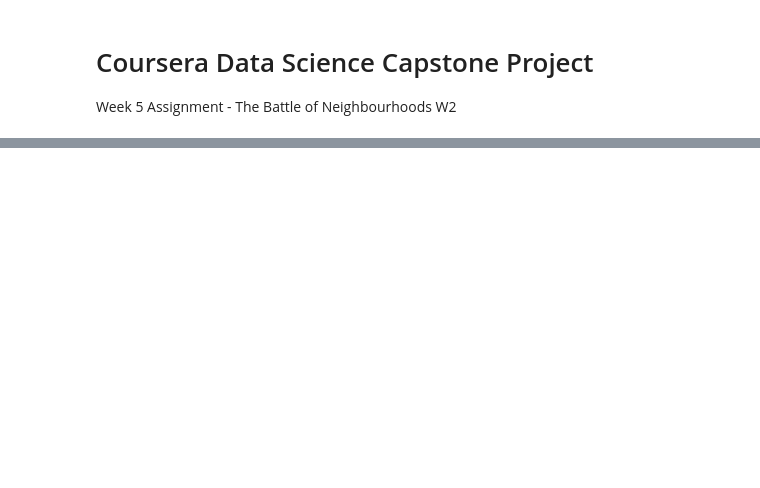
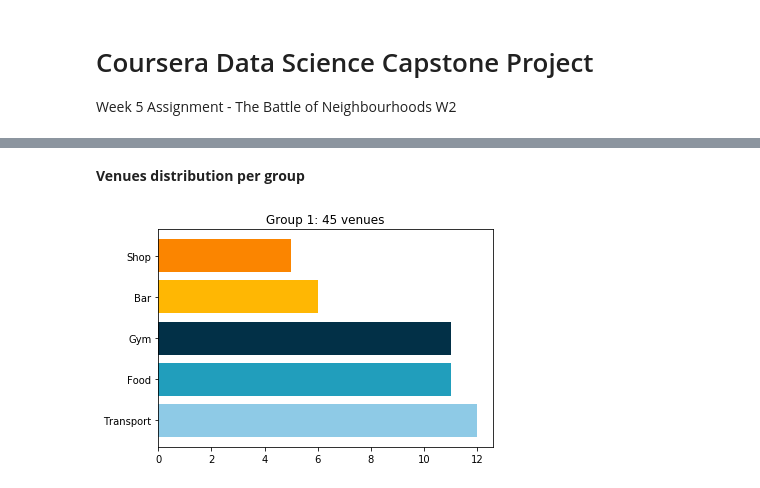
Before and after one commit to nardove/capstone-project, a Jupyter notebook: cp-notebook-week5.ipynb, the cells around one changed output, grey strips where cells are left out. Cells and saved outputs as stored; diff of their text form; code cells hidden in the pictures; blank space fills up the shorter version.

```diff
--- a/cp-notebook-week5.ipynb
+++ b/cp-notebook-week5.ipynb
@@ -97,0 +463,4 @@ Business Units rows: ['Total businesses', 'Wholesale, retail and repair', 'Const
+# %%
+dbs_model0 = DBSCAN(eps=0.2, min_samples=4).fit(X0)
+
+print('Group labels:', set(dbs_model0.labels_))
@@ -97,0 +469,3 @@ Business Units rows: ['Total businesses', 'Wholesale, retail and repair', 'Const
+# %%
+df_venues_group0['group'] = dbs_model0.labels_
+df_venues_group0.head(5)
@@ -97,0 +504,16 @@ Business Units rows: ['Total businesses', 'Wholesale, retail and repair', 'Const
+# %%
+def plot_barh_chart(df, idx):
+    labels = df['categories'].unique()
+    values = df['categories'].value_counts()
+    plt.barh(labels, values, color=['#8ecae6', '#219ebc', '#023047', '#ffb703', '#fb8500'])
+    plt.title(f'Group {idx}: {df.shape[0]} venues')
+    plt.show()
+# %%
+df_group1 = df_venues_group0.loc[df_venues_group0['group'] == 0]
+df_group2 = df_venues_group0.loc[df_venues_group0['group'] == 1]
+# %% [markdown]
+**Venues distribution per group**
+# %%
+plot_barh_chart(df_group1, 1)
+# %% [output]
+[figure, added]
```
Also changed, not shown: parts of 82 cells of this notebook, 6 other files.
